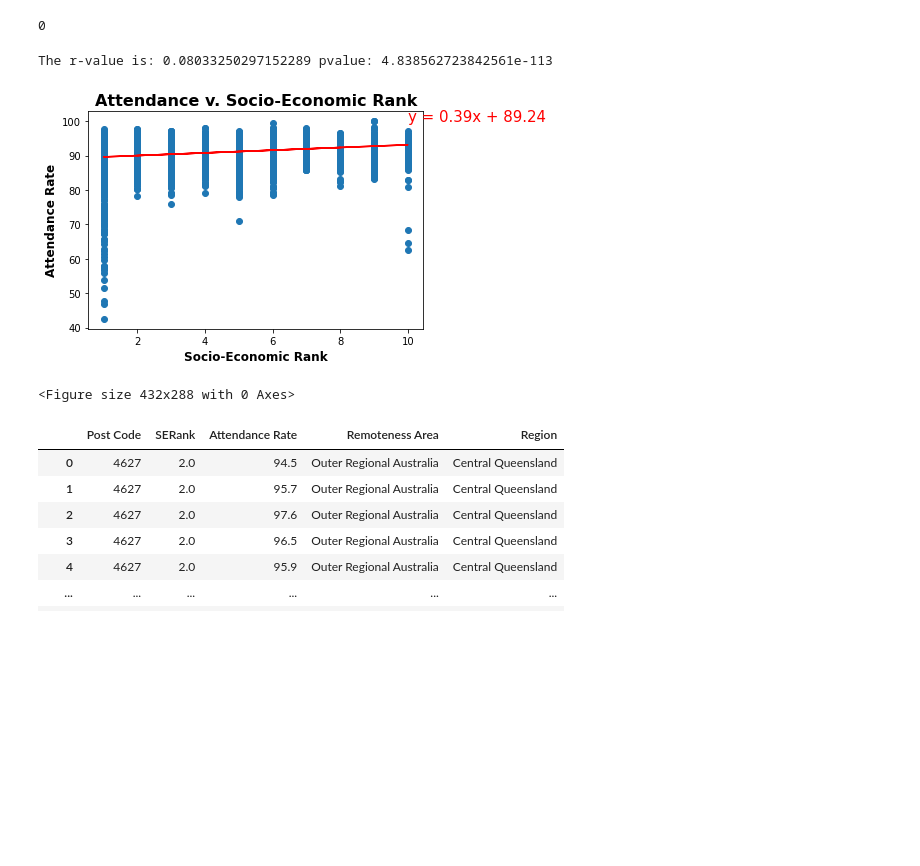
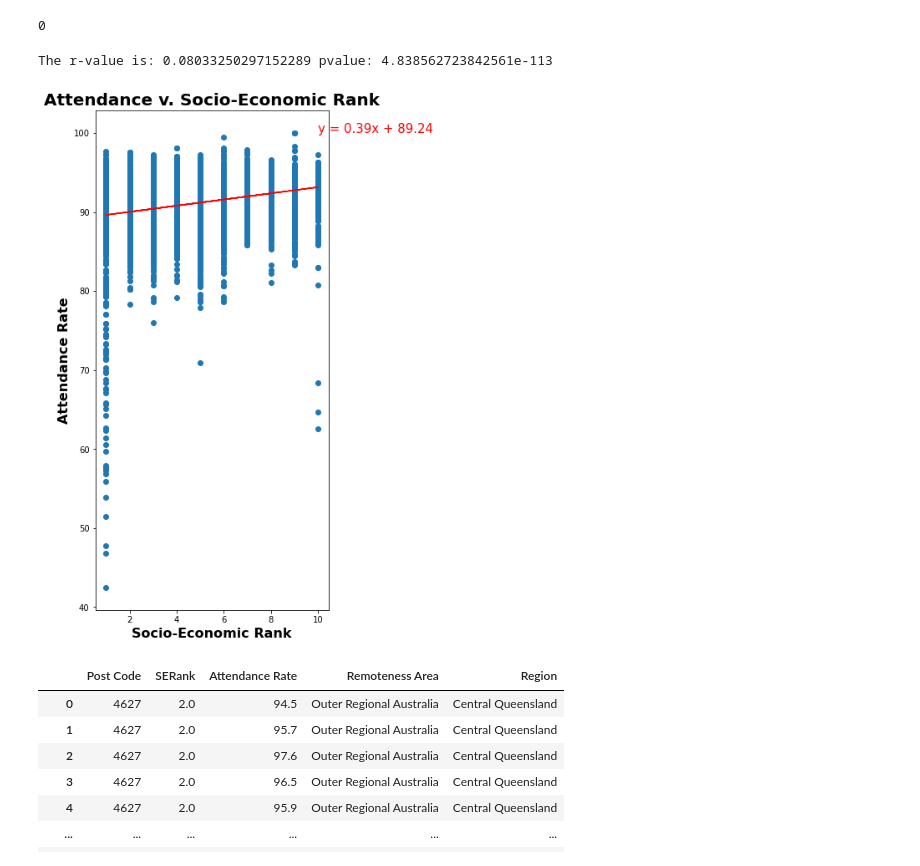
Before and after one commit to Thgiliwt/Project-1, a Jupyter notebook: notebooks/Part_3.ipynb, the cells around one changed output. Cells and saved outputs as stored; diff of their text form; code cells hidden in the pictures; blank space fills up the shorter version.

Commit message:
figures fixed

```diff
--- a/notebooks/Part_3.ipynb
+++ b/notebooks/Part_3.ipynb
@@ -135,18 +138,17 @@ def plot_linear_regression(x_values, y_values, xlab, ylab, text_coordinates):
 # %%
 y_values = rank_stats["Attendance Rate"]
 x_values = rank_stats["SERank"]
 
-plt.title('Attendance v. Socio-Economic Rank', fontsize=16, fontweight='bold')
-plt.xlabel('Socio-Economic Rank', fontsize=12, fontweight='bold')
-plt.ylabel('Attendance', fontsize=12, fontweight='bold')
+plt.figure(figsize=(5,11))
+
+plt.title('Attendance v. Socio-Economic Rank', fontsize=20, fontweight='bold')
+plt.xlabel('Socio-Economic Rank', fontsize=16, fontweight='bold')
+plt.ylabel('Attendance', fontsize=16, fontweight='bold')
 
 plot_linear_regression(x_values, y_values, "Socio-Economic Rank", 'Attendance Rate', (10, 100))
-
-plt.savefig("../data/Fig5_Part3.png")
 # %% [output]
 The r-value is: 0.08033250297152289 pvalue: 4.838562723842561e-113
-[figure, old version]
+[figure, new version]
-<Figure size 432x288 with 0 Axes>
 # %%
 # First decile, remotness area and region
 
```
Also changed, not shown: parts of 6 cells of this notebook, 5 other files.
